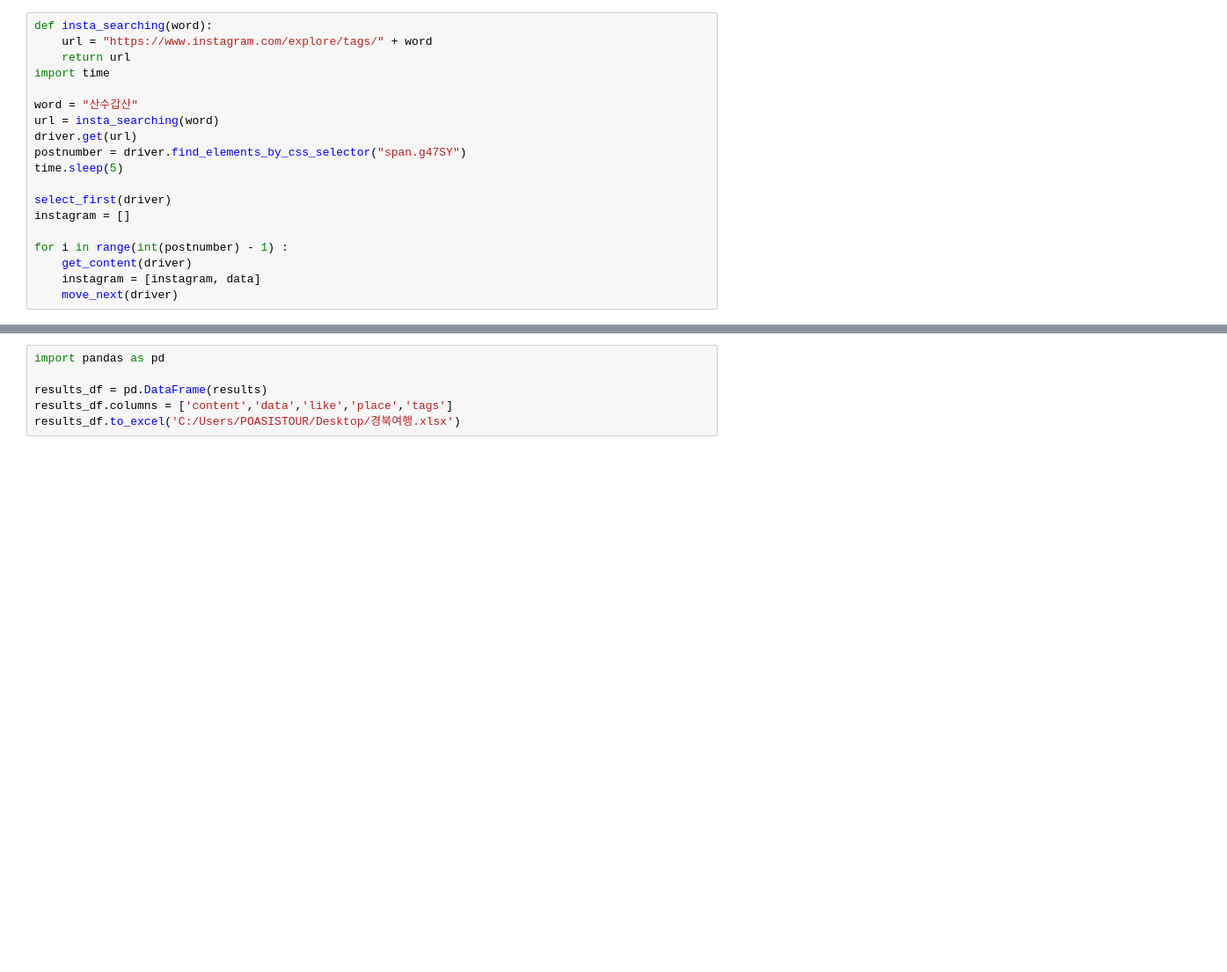
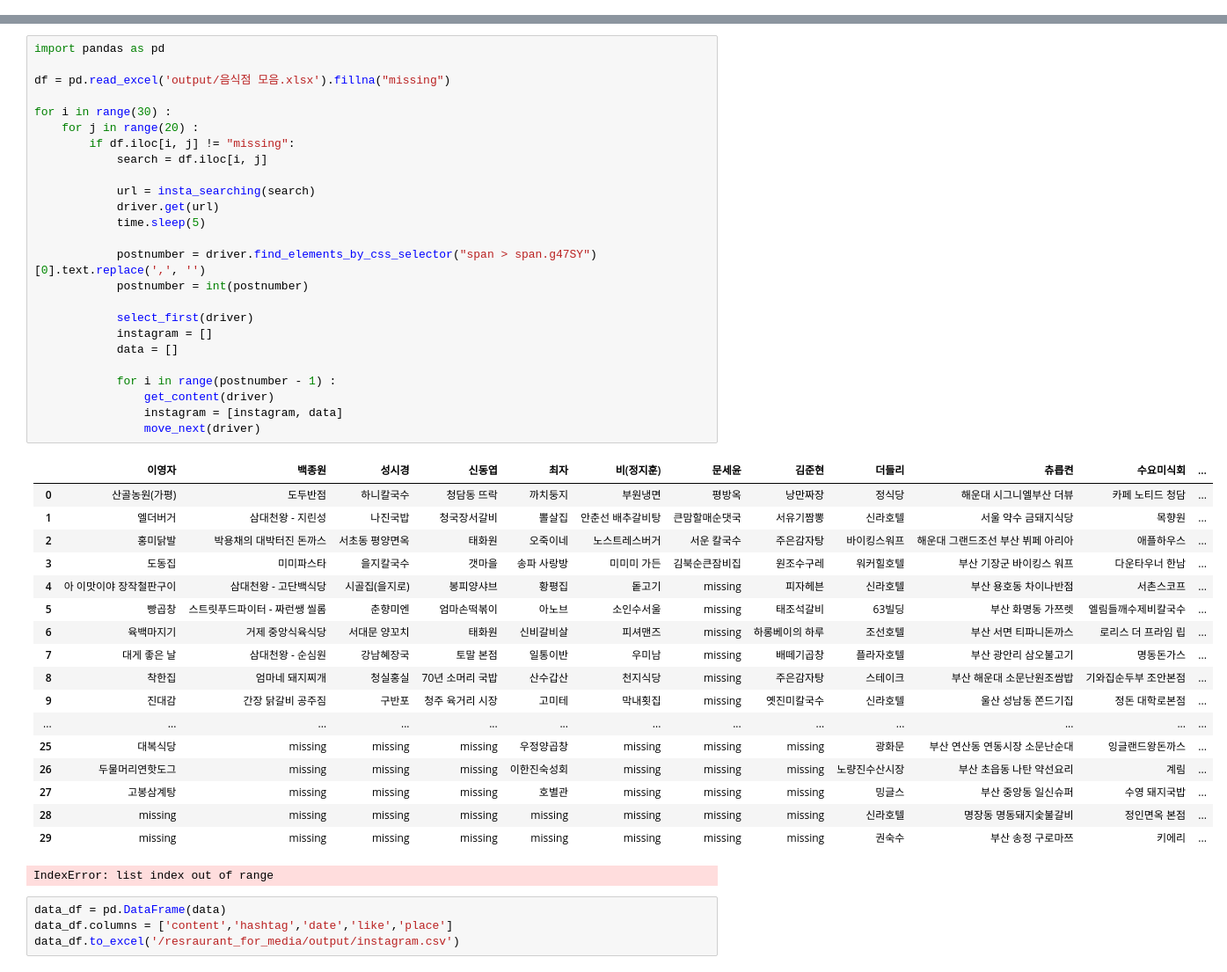
Before and after one commit to moonheee/restaurant-for-media, a Jupyter notebook: instagram.ipynb, the cells around one changed output, grey strips where cells are left out. Shown at 88% size. Cells and saved outputs as stored; diff of their text form; blank space fills up the shorter version.

```diff
--- a/instagram.ipynb
+++ b/instagram.ipynb
@@ -89,22 +101,3 @@ def move_next(driver):
     time.sleep(3)
 
 move_next(driver)
-# %%
-def insta_searching(word):
-    url = "https://www.instagram.com/explore/tags/" + word
-    return url
-import time
-
-word = "산수갑산"
-url = insta_searching(word)
-driver.get(url)
-postnumber = driver.find_elements_by_css_selector("span.g47SY")
-time.sleep(5)
-
-select_first(driver)
-instagram = []
-
-for i in range(int(postnumber) - 1) :
-    get_content(driver)
-    instagram = [instagram, data]
-    move_next(driver)
@@ -113,6 +109,48 @@ TypeError: int() argument must be a string, a bytes-like object or a number, not
+# %%
+import pandas as pd
+
+df = pd.read_excel('output/음식점 모음.xlsx').fillna("missing")
+
+for i in range(30) :
+    for j in range(20) :
+        if df.iloc[i, j] != "missing":
+            search = df.iloc[i, j]
+
+            url = insta_searching(search)
+            driver.get(url)
+            time.sleep(5)
+
+            postnumber = driver.find_elements_by_css_selector("span > span.g47SY")[0].text.replace(',', '')
+            postnumber = int(postnumber)
+
+            select_first(driver)
+            instagram = []
+            data = []
+
+            for i in range(postnumber - 1) :
+                get_content(driver)
+                instagram = [instagram, data]
+                move_next(driver)
+# %% [output]
+|  | 이영자 | 백종원 | 성시경 | 신동엽 | 최자 | 비(정지훈) | 문세윤 | 김준현 | 더들리 | 츄릅켠 | 수요미식회 | ... |
+| 0 | 산골농원(가평) | 도두반점 | 하니칼국수 | 청담동 뜨락 | 까치둥지 | 부원냉면 | 평방옥 | 낭만짜장 | 정식당 | 해운대 시그니엘부산 더뷰 | 카페 노티드 청담 | ... |
+| 1 | 엘더버거 | 삼대천왕 - 지린성 | 나진국밥 | 청국장서갈비 | 뽈살집 | 안춘선 배추갈비탕 | 큰맘할매순댓국 | 서유기짬뽕 | 신라호텔 | 서울 약수 금돼지식당 | 목향원 | ... |
+| 2 | 홍미닭발 | 박용채의 대박터진 돈까스 | 서초동 평양면옥 | 태화원 | 오죽이네 | 노스트레스버거 | 서운 칼국수 | 주은감자탕 | 바이킹스워프 | 해운대 그랜드조선 부산 뷔페 아리아 | 애플하우스 | ... |
+| 3 | 도동집 | 미미파스타 | 을지칼국수 | 갯마을 | 송파 사랑방 | 미미미 가든 | 김북순큰잠비집 | 원조수구레 | 워커힐호텔 | 부산 기장군 바이킹스 워프 | 다운타우너 한남 | ... |
+| 4 | 아 이맛이야 장작철판구이 | 삼대천왕 - 고단백식당 | 시골집(을지로) | 봉피양샤브 | 황평집 | 돝고기 | missing | 피자헤븐 | 신라호텔 | 부산 용호동 차이나반점 | 서촌스코프 | ... |
+| 5 | 빵곱창 | 스트릿푸드파이터 - 짜런쌩 씰롬 | 춘향미엔 | 엄마손떡볶이 | 아노브 | 소인수서울 | missing | 태조석갈비 | 63빌딩 | 부산 화명동 가쯔렛 | 엘림들깨수제비칼국수 | ... |
+| 6 | 육백마지기 | 거제 중앙식육식당 | 서대문 양꼬치 | 태화원 | 신비갈비살 | 피셔맨즈 | missing | 하롱베이의 하루 | 조선호텔 | 부산 서면 티파니돈까스 | 로리스 더 프라임 립 | ... |
+| 7 | 대게 좋은 날 | 삼대천왕 - 순심원 | 강남혜장국 | 토말 본점 | 일통이반 | 우미남 | missing | 배떼기곱창 | 플라자호텔 | 부산 광안리 삼오불고기 | 명동돈가스 | ... |
+| 8 | 착한집 | 엄마네 돼지찌개 | 청실홍실 | 70년 소머리 국밥 | 산수갑산 | 천지식당 | missing | 주은감자탕 | 스테이크 | 부산 해운대 소문난원조쌈밥 | 기와집순두부 조안본점 | ... |
+| 9 | 진대감 | 간장 닭갈비 공주짐 | 구반포 | 청주 육거리 시장 | 고미테 | 막내횟집 | missing | 옛진미칼국수 | 신라호텔 | 울산 성남동 쫀드기집 | 정돈 대학로본점 | ... |
+| ... | ... | ... | ... | ... | ... | ... | ... | ... | ... | ... | ... | ... |
+| 25 | 대복식당 | missing | missing | missing | 우정양곱창 | missing | missing | missing | 광화문 | 부산 연산동 연동시장 소문난순대 | 잉글랜드왕돈까스 | ... |
+| 26 | 두물머리연핫도그 | missing | missing | missing | 이한진숙성회 | missing | missing | missing | 노량진수산시장 | 부산 초읍동 나탄 약선요리 | 계림 | ... |
+| 27 | 고봉삼계탕 | missing | missing | missing | 호별관 | missing | missing | missing | 밍글스 | 부산 중앙동 일신슈퍼 | 수영 돼지국밥 | ... |
+| 28 | missing | missing | missing | missing | missing | missing | missing | missing | 신라호텔 | 명장동 명동돼지숯불갈비 | 정인면옥 본점 | ... |
+| 29 | missing | missing | missing | missing | missing | missing | missing | missing | 권숙수 | 부산 송정 구로마쯔 | 키에리 | ... |
+IndexError: list index out of range
 # %%
-import pandas as pd
-
-results_df = pd.DataFrame(results)
-results_df.columns = ['content','data','like','place','tags']
-results_df.to_excel('C:/Users/POASISTOUR/Desktop/경북여행.xlsx')
+data_df = pd.DataFrame(data)
+data_df.columns = ['content','hashtag','date','like','place']
+data_df.to_excel('/resraurant_for_media/output/instagram.csv')
```
Also changed, not shown: parts of 11 cells of this notebook, 2 other files.
